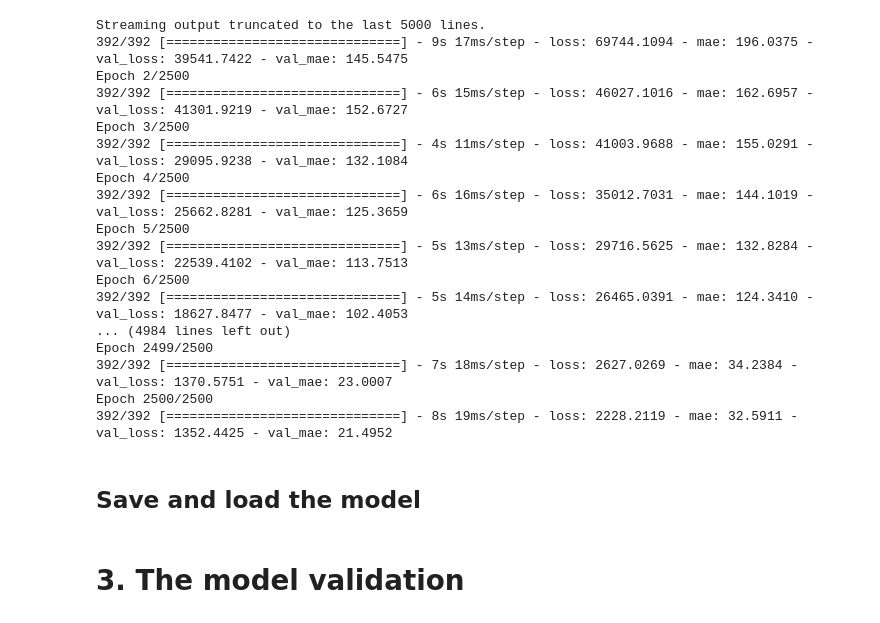
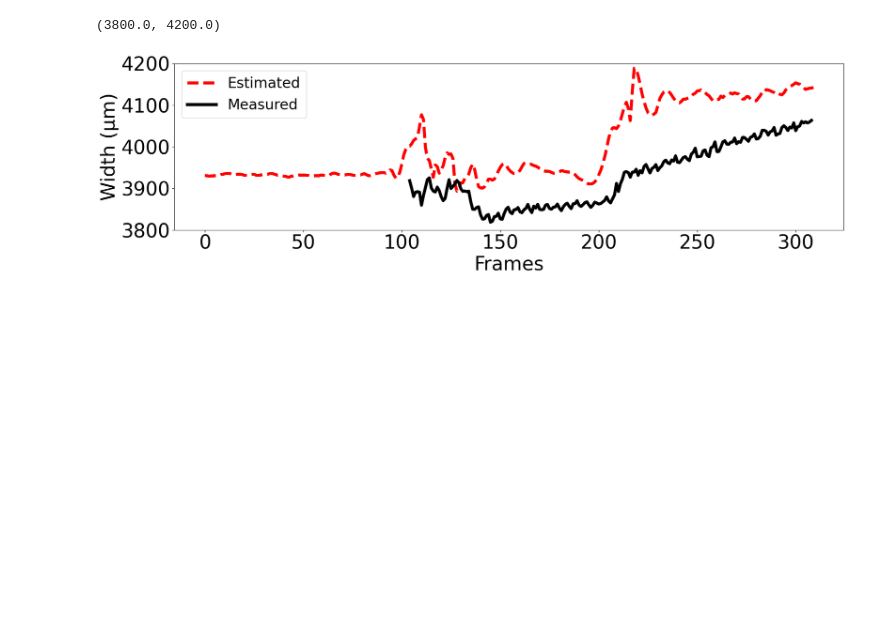
Before and after one commit to AK-Berger/Drop_width_estimation, a Jupyter notebook: tutorial.ipynb, the cells around one changed output. Saved outputs shown, nothing was run; the diff lists cells and outputs as text; code cells hidden in the pictures; blank space fills up the shorter version.

```diff
--- a/tutorial.ipynb
+++ b/tutorial.ipynb
@@ -199,24 +55,26 @@ _________________________________________________________________
+# %%
+
+# Filter the DataFrame for a specific "Video ID" (in this case, Video ID 234 that is related to the final validation measurement on a new sample)
+video_id = 14
+df_valid = df[df["Video ID"] == video_id]
+y_pred, measured_width = width_estim(df_valid, model, processor, train_data_notnormalized, slide_window)
+
+
+# Plotting configuration
+plt.rcParams["figure.figsize"] = (20, 5)
+font_size = 32
+
+# Plot the data
+plt.xlabel('Frames', fontdict={'size': font_size})
+plt.ylabel('Width (μm)', fontdict={'size': font_size})
+plt.plot(y_pred, color='red', linestyle='dashed', linewidth=5, label="Estimated")
+plt.plot(range(0, len(measured_width)), measured_width, "black", linewidth=5, label="Measured")
+plt.rc('xtick', labelsize=font_size)
+plt.rc('ytick', labelsize=font_size)
+plt.legend(fontsize=24, loc='upper left')
+plt.ylim(3800, 4200)
+# %% [output]
+(3800.0, 4200.0)
+[figure, added]
 # %%
-# Train the model
-
-hist = model.fit(X_train, X_label_train, epochs=2500, batch_size=16, validation_data=(X_val, X_label_val), shuffle=True)
+hist = model.fit(X_train, y_train, epochs=2500, batch_size=16, validation_data=(X_val, y_val), shuffle=True)
-# %% [output]
-Streaming output truncated to the last 5000 lines.
-392/392 [==============================] - 9s 17ms/step - loss: 69744.1094 - mae: 196.0375 - val_loss: 39541.7422 - val_mae: 145.5475
-Epoch 2/2500
-392/392 [==============================] - 6s 15ms/step - loss: 46027.1016 - mae: 162.6957 - val_loss: 41301.9219 - val_mae: 152.6727
-Epoch 3/2500
-392/392 [==============================] - 4s 11ms/step - loss: 41003.9688 - mae: 155.0291 - val_loss: 29095.9238 - val_mae: 132.1084
-Epoch 4/2500
-392/392 [==============================] - 6s 16ms/step - loss: 35012.7031 - mae: 144.1019 - val_loss: 25662.8281 - val_mae: 125.3659
-Epoch 5/2500
-392/392 [==============================] - 5s 13ms/step - loss: 29716.5625 - mae: 132.8284 - val_loss: 22539.4102 - val_mae: 113.7513
-Epoch 6/2500
-392/392 [==============================] - 5s 14ms/step - loss: 26465.0391 - mae: 124.3410 - val_loss: 18627.8477 - val_mae: 102.4053
-... (4984 lines left out)
-Epoch 2499/2500
-392/392 [==============================] - 7s 18ms/step - loss: 2627.0269 - mae: 34.2384 - val_loss: 1370.5751 - val_mae: 23.0007
-Epoch 2500/2500
-392/392 [==============================] - 8s 19ms/step - loss: 2228.2119 - mae: 32.5911 - val_loss: 1352.4425 - val_mae: 21.4952
-# %% [markdown]
-## Save and load the model
@@ -256,2 +80,0 @@ model.load_weights(weights_file_path)
-# %% [markdown]
-# 3. The model validation
```
Also changed, not shown: parts of 24 cells of this notebook, 11 other files.
